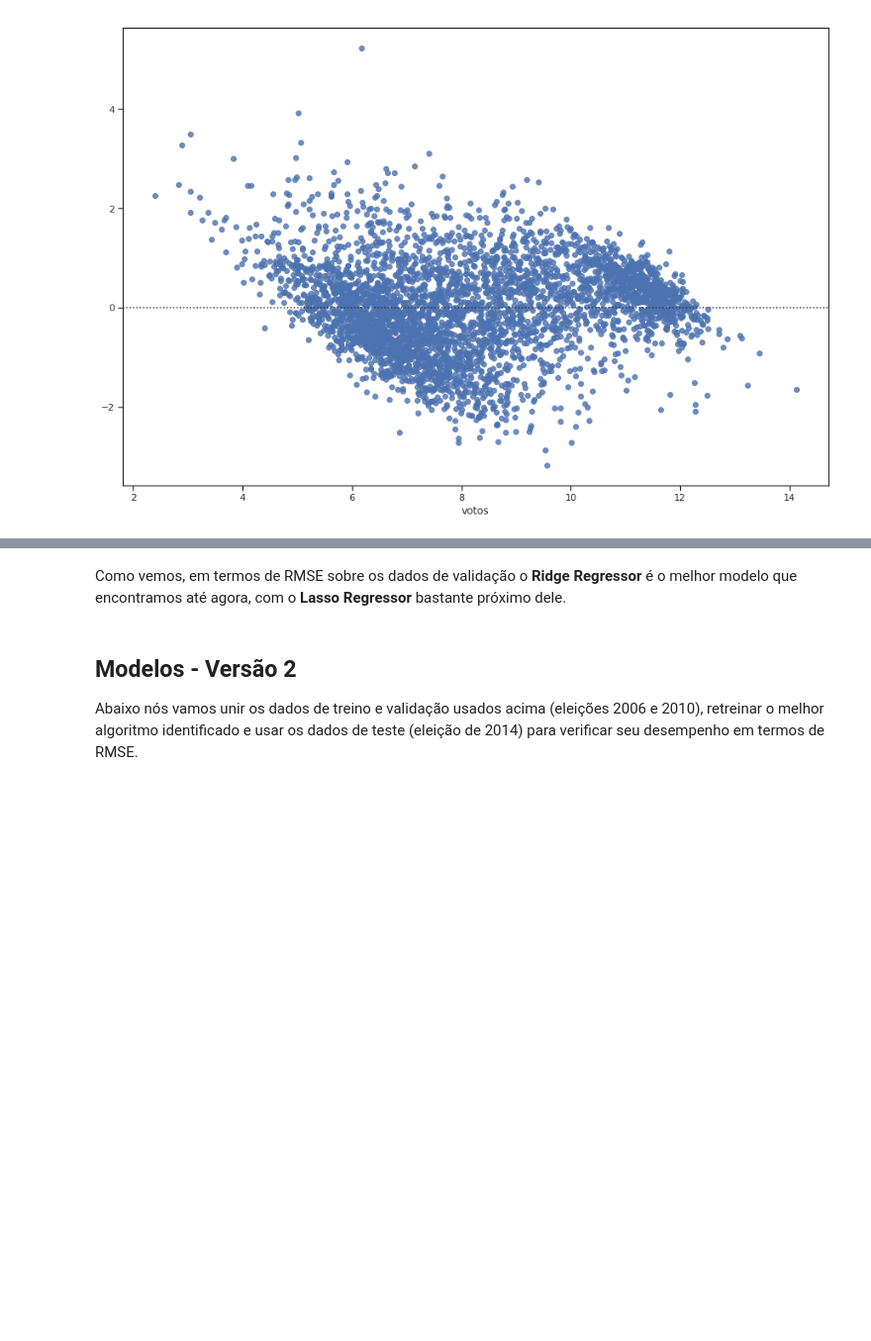
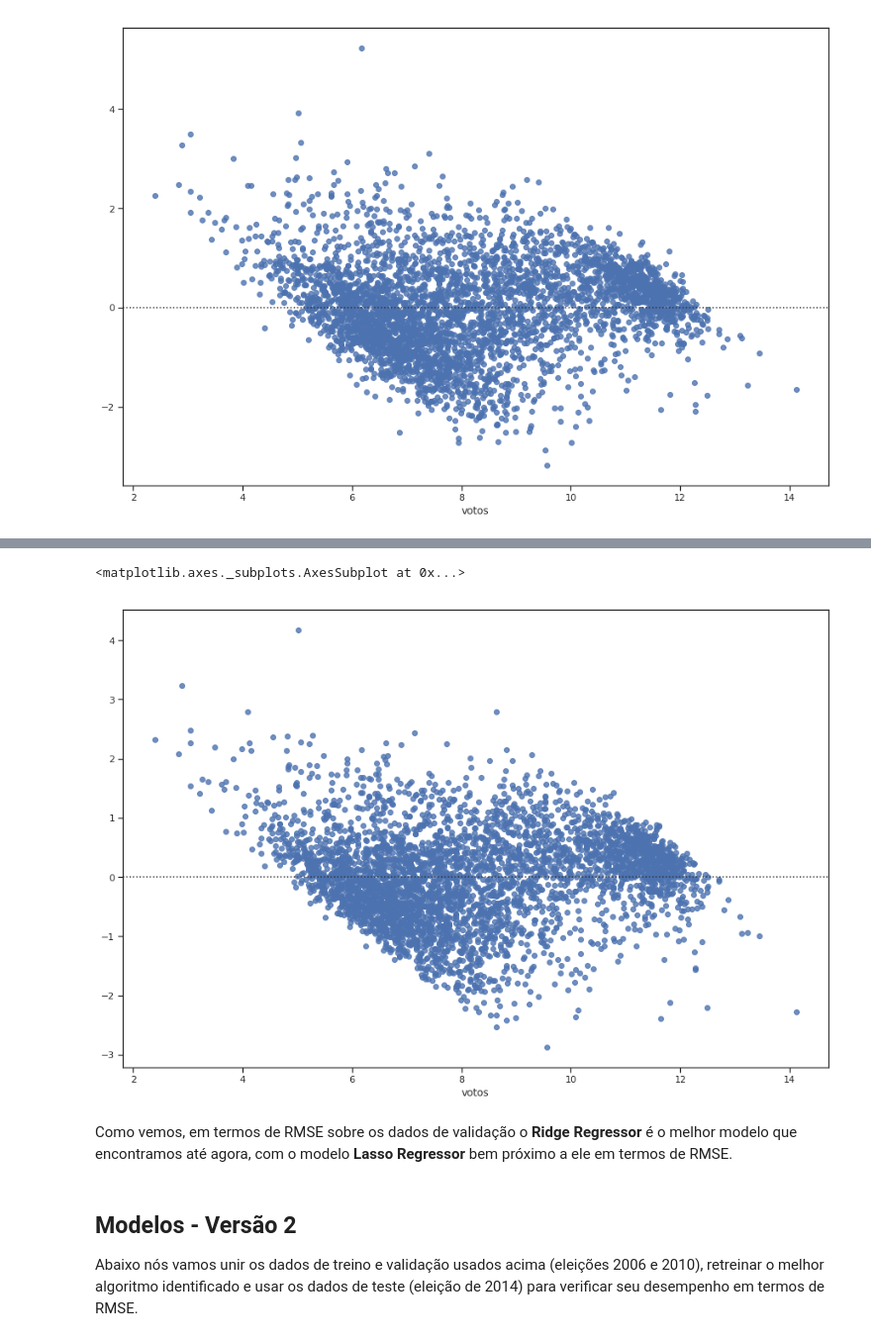
Before and after one commit to guilhermemg/ml-mestrado, a Jupyter notebook: notebooks/assignment-3.ipynb, the cells around one changed output, grey strips where cells are left out. Shown at 99% size. Cells and saved outputs as stored; diff of their text form; code cells hidden in the pictures; blank space fills up the shorter version.

```diff
--- a/notebooks/assignment-3.ipynb
+++ b/notebooks/assignment-3.ipynb
@@ -640,0 +665,6 @@ sns.residplot(y_val, predictions)
+# %%
+svr = SVR().fit(X_train, y_train)
+predictions = svr.predict(X_val)
+
+print("RMSE SVR - Train - Cross-Validated: {:2.7}".format(mean_rmse_cv(svr)))
+print("RMSE SVR - Validation: {:2.7}".format(np.sqrt(mean_squared_error(y_true=y_val, y_pred=predictions))))
@@ -641,5 +678,10 @@ sns.residplot(y_val, predictions)
+# %%
+sns.residplot(y_val, predictions)
+# %% [output]
+<matplotlib.axes._subplots.AxesSubplot at 0x...>
+[figure, added]
 # %% [markdown]
-Como vemos, em termos de RMSE sobre os dados de validação o **Ridge Regressor** é o melhor modelo que encontramos até agora, com o **Lasso Regressor** bastante próximo dele.
+Como vemos, em termos de RMSE sobre os dados de validação o **Ridge Regressor** é o melhor modelo que encontramos até agora, com o modelo **Lasso Regressor** bem próximo a ele em termos de RMSE.
 # %% [markdown]
 ## Modelos - Versão 2
 
```
Also changed, not shown: parts of 50 cells of this notebook.
